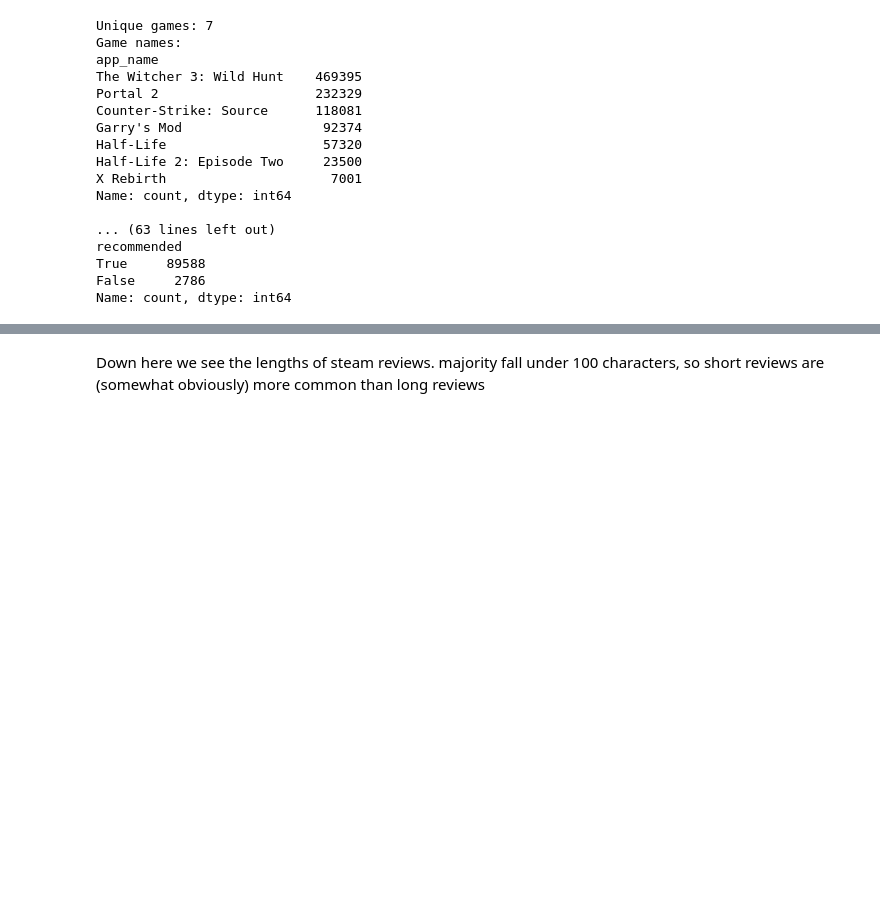
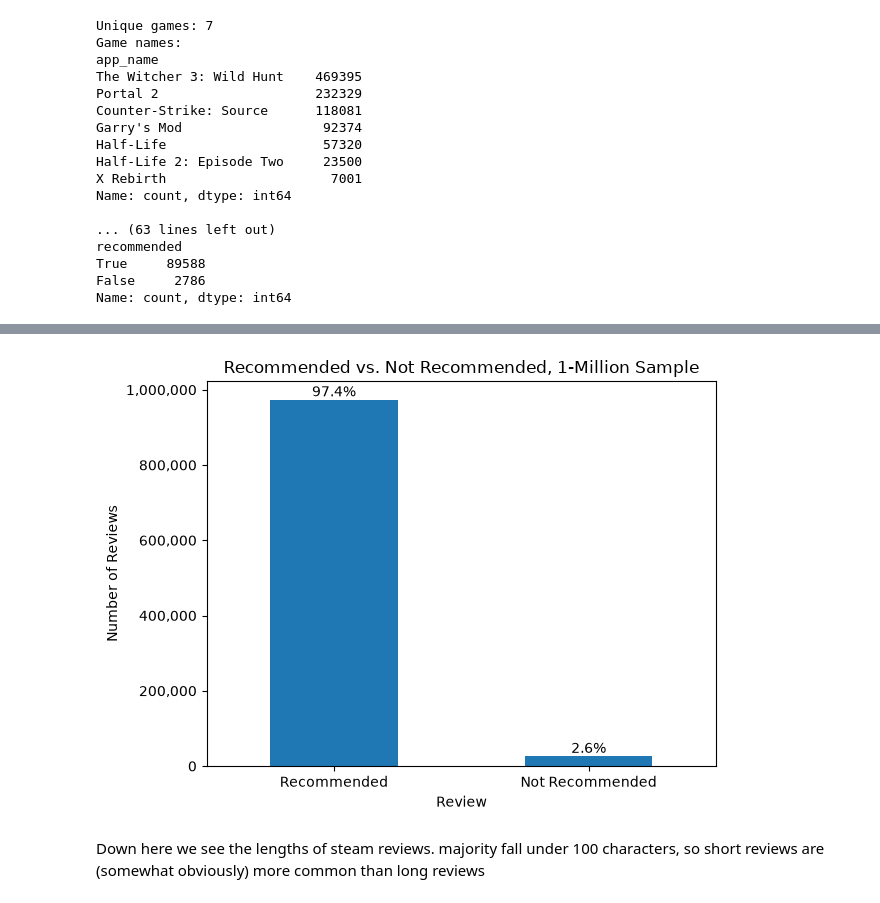
Before and after one commit to CS122-04-FA26/steamers-steamreviews-game, a Jupyter notebook: notebooks/Project_Assignment_02.ipynb, the cells around one changed output, grey strips where cells are left out. Drawn from its saved outputs; the diff is of its cells as text; code cells hidden in the pictures; blank space fills up the shorter version.

```diff
--- a/notebooks/Project_Assignment_02.ipynb
+++ b/notebooks/Project_Assignment_02.ipynb
@@ -133,3 +131,27 @@ plt.show()
+# %%
+recommendation_counts = df["recommended"].value_counts().rename(
+    index={True: "Recommended", False: "Not Recommended"}
+).reindex(["Recommended", "Not Recommended"])
+
+# showing recommended vs not recommended
+ax = recommendation_counts.plot(kind="bar")
+ax.set_title("Recommended vs. Not Recommended, 1-Million Sample")
+ax.set_xlabel("Review")
+ax.set_ylabel("Number of Reviews")
+
+percents = recommendation_counts / recommendation_counts.sum() * 100
+for bar, pct in zip(ax.patches, percents):
+    ax.annotate(f"{pct:.1f}%",
+                (bar.get_x() + bar.get_width() / 2, bar.get_height()),
+                ha="center", va="bottom")
+
+import matplotlib.ticker as mticker
+ax.yaxis.set_major_formatter(mticker.StrMethodFormatter("{x:,.0f}"))
+plt.xticks(rotation=0)
+plt.tight_layout()
+plt.show()
+# %% [output]
+[figure, added]
 # %% [markdown]
 Down here we see the lengths of steam reviews. majority fall under 100 characters, so short reviews are (somewhat obviously) more common than long reviews
 # %%
```
Also changed, not shown: parts of 9 cells of this notebook.
